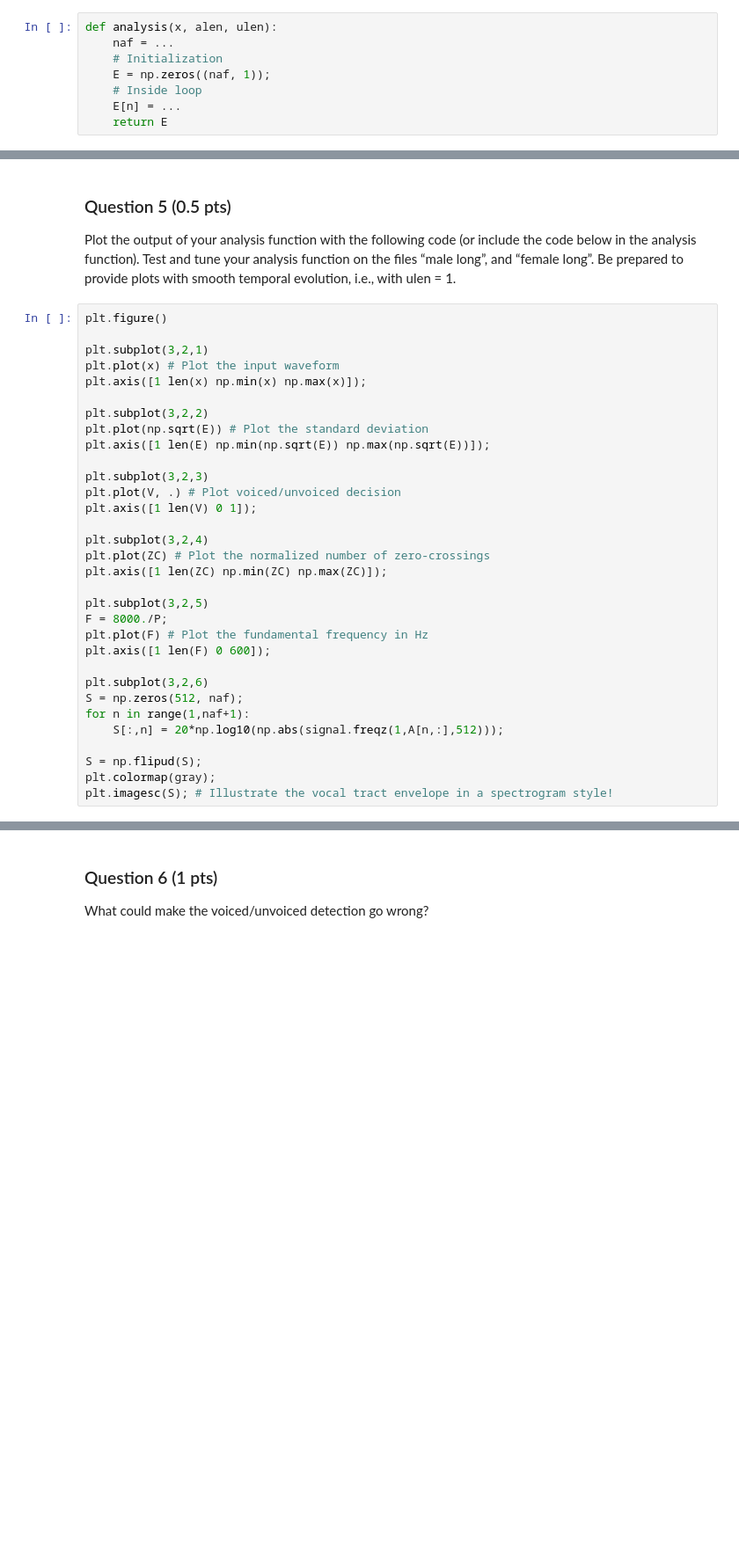
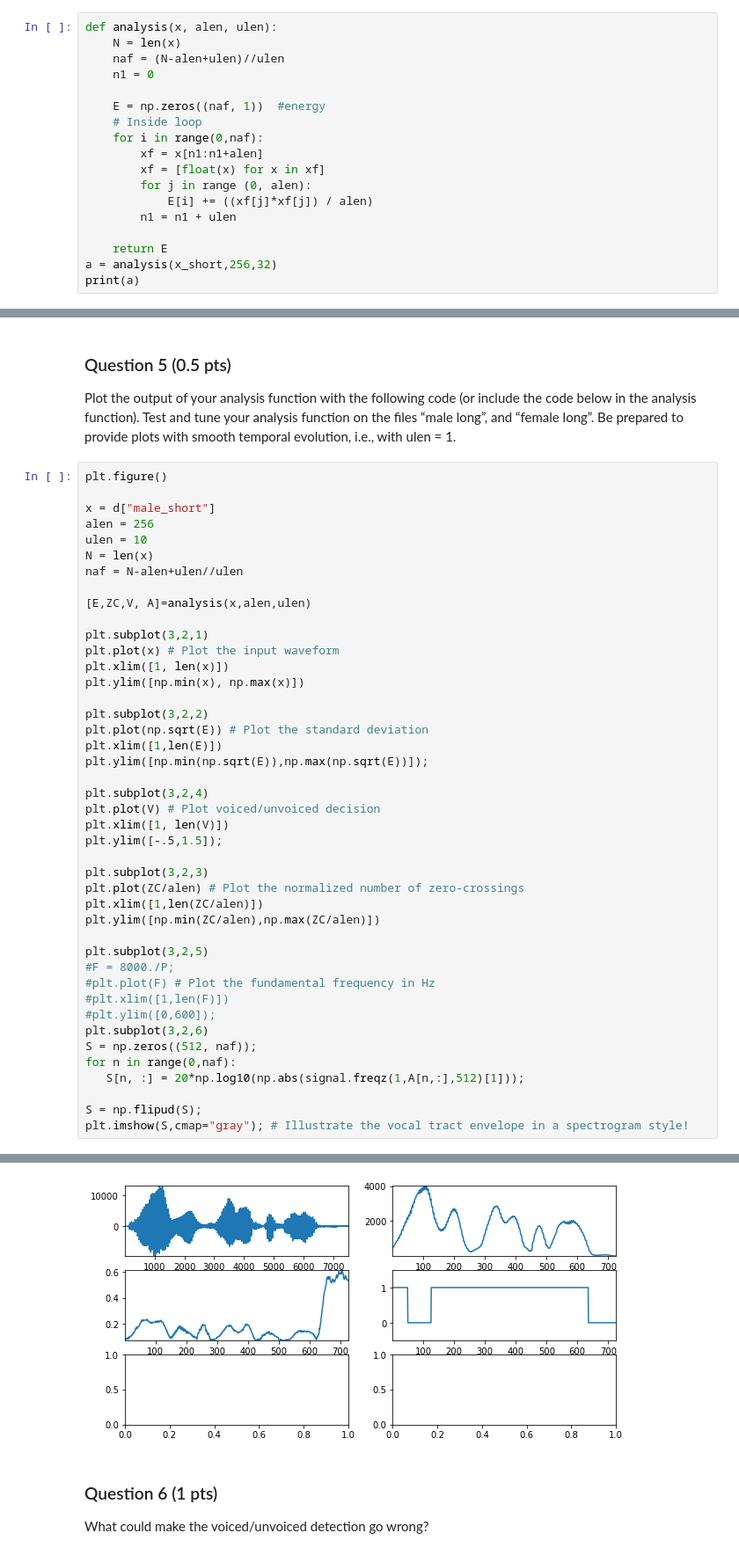
Before and after one commit to davidcardd1/project1, a Jupyter notebook: assignement_1.ipynb, the cells around one changed output, grey strips where cells are left out. Shown at 88% size. Saved outputs shown, nothing was run; the diff lists cells and outputs as text; blank space fills up the shorter version.

```diff
--- a/assignement_1.ipynb
+++ b/assignement_1.ipynb
@@ -682,9 +694,19 @@ $E = \frac{1}{N_\alpha}\sum_{n=0}^{N_\alpha-1}x^2(n)$
 where $N_\alpha$ is the analysis frame length and the sum is over the samples in one analysis frame. Write a function that returns the frame energies in a vector. Start with the function skeleton from the first task in section 6. Before the loop over all frames, allocate space for the vector of energies:
 # %%
 def analysis(x, alen, ulen):
-    naf = ...
-    # Initialization
-    E = np.zeros((naf, 1));
+    N = len(x)
+    naf = (N-alen+ulen)//ulen
+    n1 = 0
+
+    E = np.zeros((naf, 1))  #energy
     # Inside loop
-    E[n] = ...
+    for i in range(0,naf):
+        xf = x[n1:n1+alen]
+        xf = [float(x) for x in xf]
+        for j in range (0, alen):
+            E[i] += ((xf[j]*xf[j]) / alen)
+        n1 = n1 + ulen
+
     return E
+a = analysis(x_short,256,32)
+print(a)
@@ -758,32 +906,44 @@ long”. Be prepared to provide plots with smooth temporal evolution, i.e., with
 # %%
 plt.figure()
 
+x = d["male_short"]
+alen = 256
+ulen = 10
+N = len(x)
+naf = N-alen+ulen//ulen
+
+[E,ZC,V, A]=analysis(x,alen,ulen)
+
 plt.subplot(3,2,1)
 plt.plot(x) # Plot the input waveform
-plt.axis([1 len(x) np.min(x) np.max(x)]);
+plt.xlim([1, len(x)])
+plt.ylim([np.min(x), np.max(x)])
 
 plt.subplot(3,2,2)
 plt.plot(np.sqrt(E)) # Plot the standard deviation
-plt.axis([1 len(E) np.min(np.sqrt(E)) np.max(np.sqrt(E))]);
+plt.xlim([1,len(E)])
+plt.ylim([np.min(np.sqrt(E)),np.max(np.sqrt(E))]);
+
+plt.subplot(3,2,4)
+plt.plot(V) # Plot voiced/unvoiced decision
+plt.xlim([1, len(V)])
+plt.ylim([-.5,1.5]);
 
 plt.subplot(3,2,3)
-plt.plot(V, .) # Plot voiced/unvoiced decision
-plt.axis([1 len(V) 0 1]);
-
-plt.subplot(3,2,4)
-plt.plot(ZC) # Plot the normalized number of zero-crossings
-plt.axis([1 len(ZC) np.min(ZC) np.max(ZC)]);
+plt.plot(ZC/alen) # Plot the normalized number of zero-crossings
+plt.xlim([1,len(ZC/alen)])
+plt.ylim([np.min(ZC/alen),np.max(ZC/alen)])
 
 plt.subplot(3,2,5)
-F = 8000./P;
-plt.plot(F) # Plot the fundamental frequency in Hz
-plt.axis([1 len(F) 0 600]);
-
+#F = 8000./P;
+#plt.plot(F) # Plot the fundamental frequency in Hz
+#plt.xlim([1,len(F)])
+#plt.ylim([0,600]);
 plt.subplot(3,2,6)
-S = np.zeros(512, naf);
-for n in range(1,naf+1):
-    S[:,n] = 20*np.log10(np.abs(signal.freqz(1,A[n,:],512)));
+S = np.zeros((512, naf));
+for n in range(0,naf):
+   S[n, :] = 20*np.log10(np.abs(signal.freqz(1,A[n,:],512)[1]));
 
 S = np.flipud(S);
-plt.colormap(gray);
-plt.imagesc(S); # Illustrate the vocal tract envelope in a spectrogram style!
+plt.imshow(S,cmap="gray"); # Illustrate the vocal tract envelope in a spectrogram style!
+# %% [output]
@@ -790,3 +951,4 @@ plt.imagesc(S); # Illustrate the vocal tract envelope in a spectrogram style!
+[figure, added]
 # %% [markdown]
 ### Question 6 (1 pts)
 
```
Also changed, not shown: parts of 31 cells of this notebook, 3 other files.
